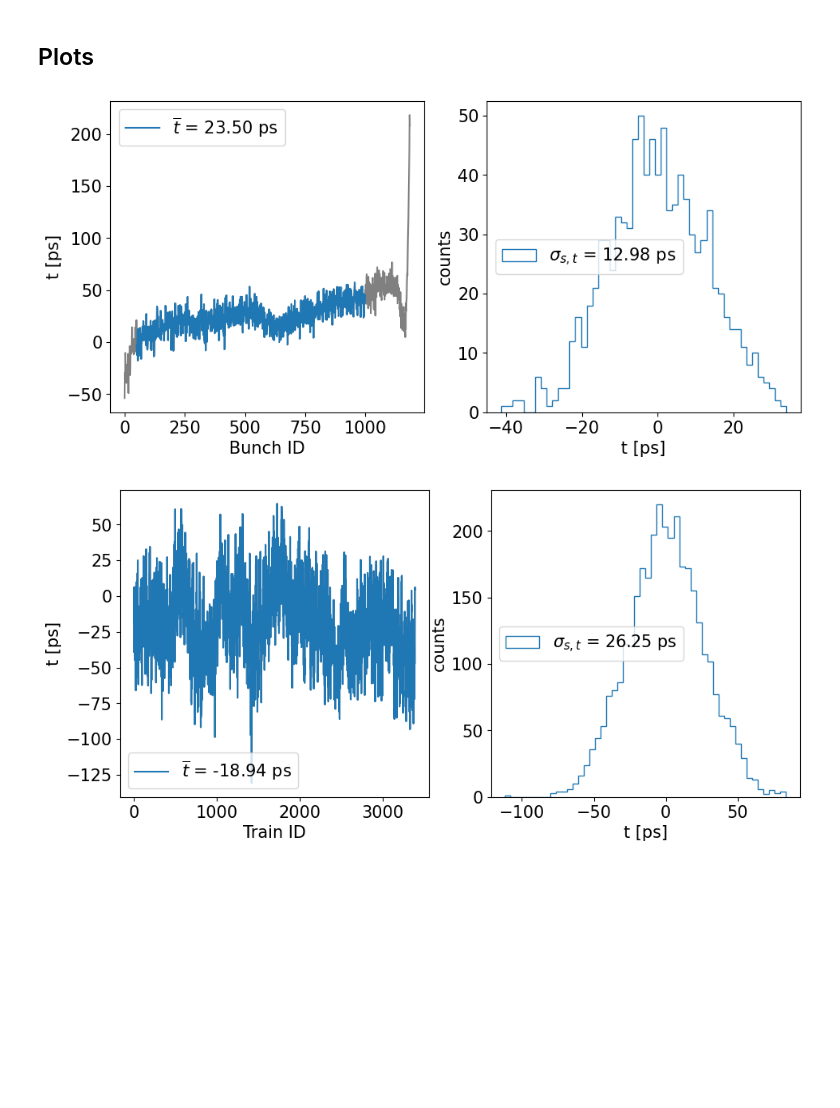
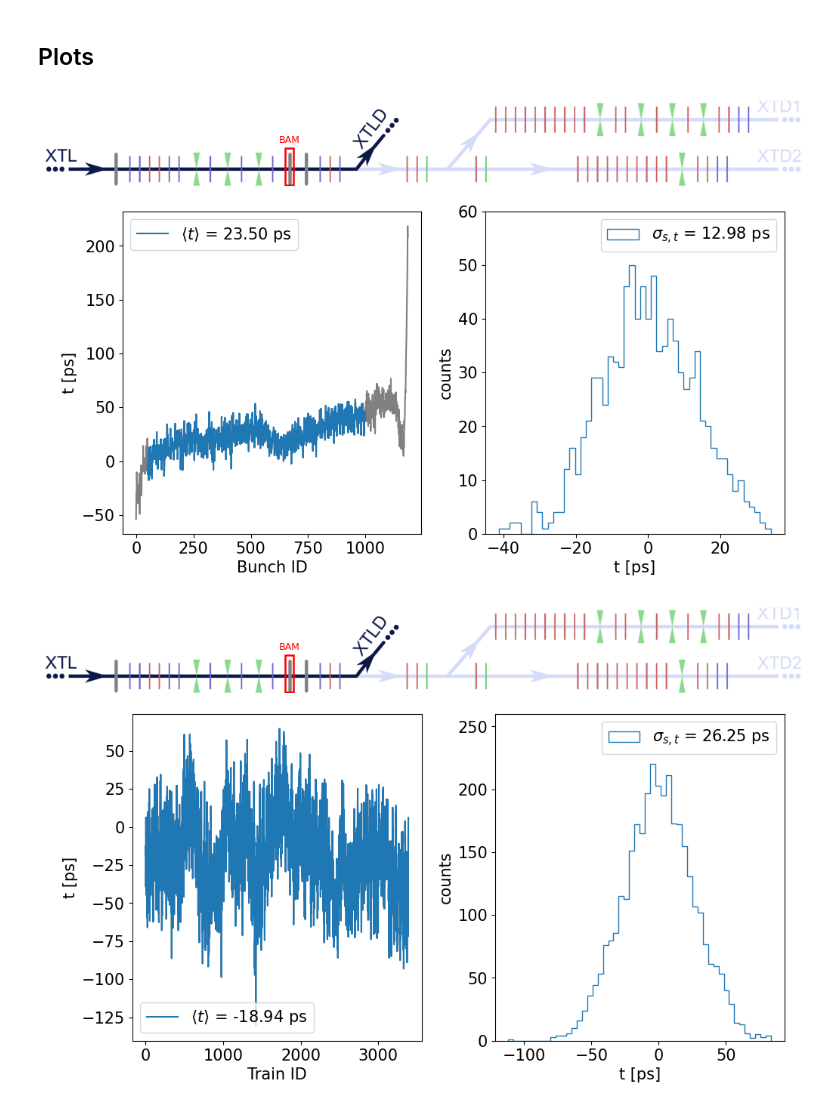
Before and after one commit to MarinDeniaud/luxe-backgrounds, a Jupyter notebook: 06_analysis/jupyter_notebooks/04_EUXFEL_Time.ipynb, the cells around one changed output. Saved outputs shown, nothing was run; the diff lists cells and outputs as text; code cells hidden in the pictures; blank space fills up the shorter version.

```diff
--- a/06_analysis/jupyter_notebooks/04_EUXFEL_Time.ipynb
+++ b/06_analysis/jupyter_notebooks/04_EUXFEL_Time.ipynb
@@ -16,7 +16,7 @@ initializing ocelot...
 # %% [markdown]
 ### Date and save prefix
 # %%
-date = "2026_06_02"
+date = "2026_07_07"
 save_name_prefix = "jupyter_notebooks/plots/EUXFEL/Time/" + date + "_EuXFEL_plot"
 # %% [markdown]
 ### Load file
@@ -31,12 +31,14 @@ Loading 49 bpms, 3391 trains and 2708 bunches in df: |████████
 # %% [markdown]
 ## Plots
 # %%
-plotXFELdata.plotTime(BPMData.df_bpm, bpms="BPMA.1873.TL", trains=2000, bunches=None, minCut=50, maxCut=1000, figsize=[11, 5])
+plotXFELdata.plotTime(BPMData.df_bpm, bpms='BAM', trains=2000, bunches=None, arrow_xy=[863, 170, 30, 135],
+                      drawing="../../../Drawings/XS1_diag_XTLD.pdf", minCut=50, maxCut=1000, hist_ylim=[0, 60], figsize=[10, 7])
 _plt.savefig("{}_Time_per_bunch.pdf".format(save_name_prefix), dpi=300, bbox_inches='tight')
 # %% [output]
-[figure, old version]
+[figure, new version]
 # %%
-plotXFELdata.plotTime(BPMData.df_bpm, bpms="BPMA.1873.TL", trains=None, bunches=91, minCut=None, maxCut=None, figsize=[11, 5])
+plotXFELdata.plotTime(BPMData.df_bpm, bpms="BAM", trains=None, bunches=91, arrow_xy=[863, 170, 30, 135],
+                      drawing="../../../Drawings/XS1_diag_XTLD.pdf", minCut=None, maxCut=None, hist_ylim=[0, 260], figsize=[10, 7])
 _plt.savefig("{}_Time_per_train.pdf".format(save_name_prefix), dpi=300, bbox_inches='tight')
 # %% [output]
-[figure, old version]
+[figure, new version]
```
Also changed, not shown: 6 other files.
